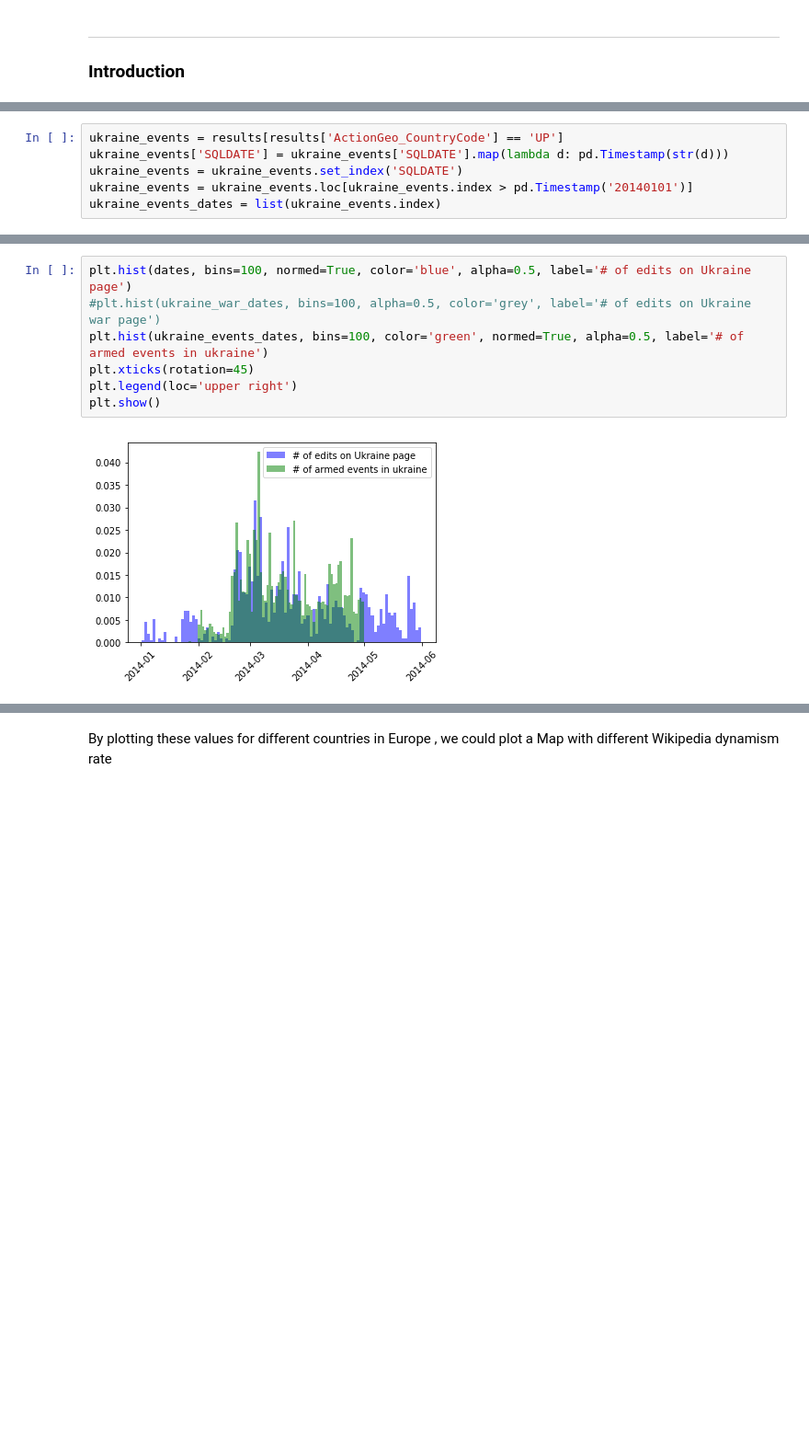
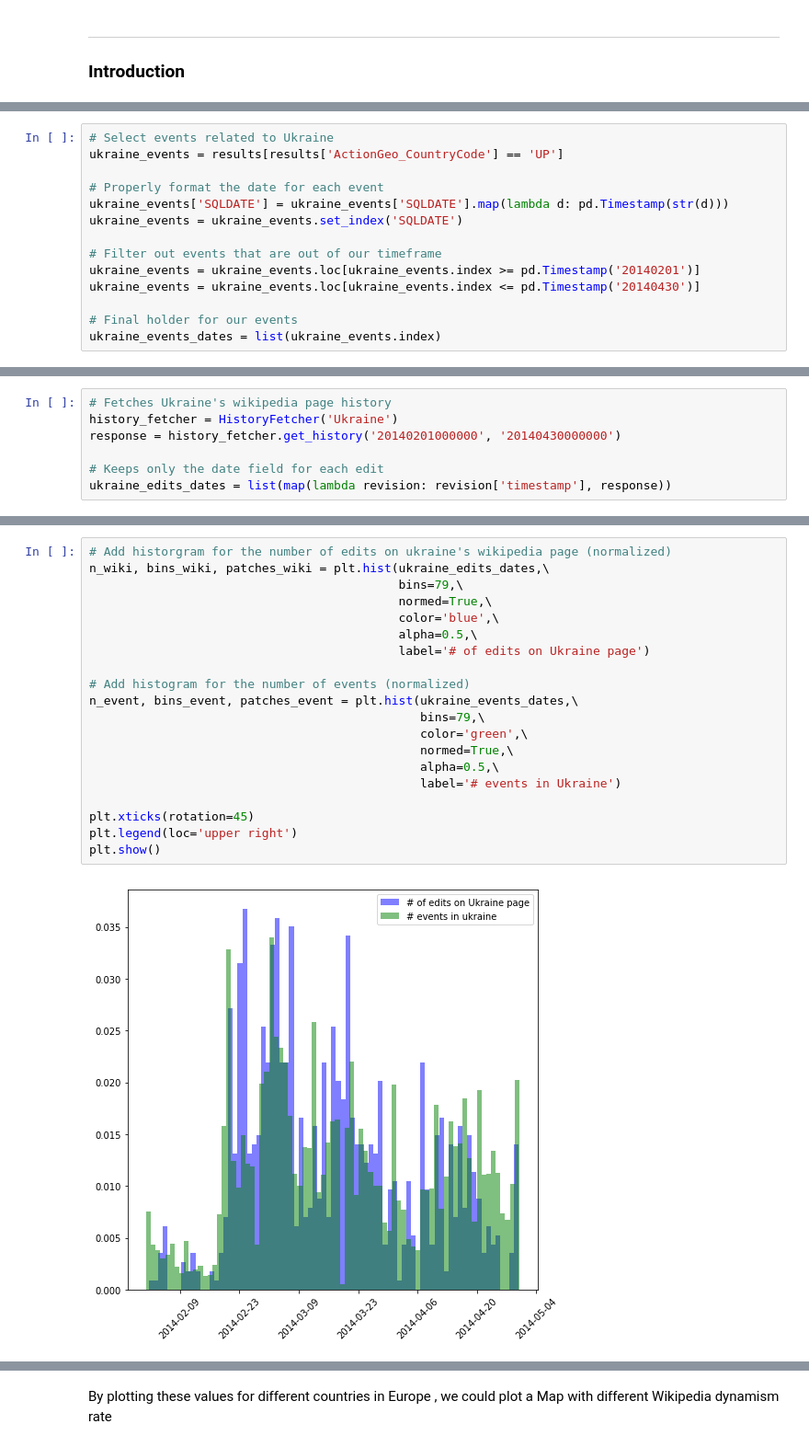
Before and after one commit to Amaumaury/ada-2017, a Jupyter notebook: project/Milestone2.ipynb, the cells around one changed output, grey strips where cells are left out. Shown: that part at 92% size. Drawn from its saved outputs; the diff is of its cells as text; blank space fills up the shorter version.

```diff
--- a/project/Milestone2.ipynb
+++ b/project/Milestone2.ipynb
@@ -68,6 +51,14 @@ Index(['GLOBALEVENTID', 'SQLDATE', 'MonthYear', 'Year', 'FractionDate',
 # %%
+# Select events related to Ukraine
 ukraine_events = results[results['ActionGeo_CountryCode'] == 'UP']
+
+# Properly format the date for each event
 ukraine_events['SQLDATE'] = ukraine_events['SQLDATE'].map(lambda d: pd.Timestamp(str(d)))
 ukraine_events = ukraine_events.set_index('SQLDATE')
-ukraine_events = ukraine_events.loc[ukraine_events.index > pd.Timestamp('20140101')]
+
+# Filter out events that are out of our timeframe
+ukraine_events = ukraine_events.loc[ukraine_events.index >= pd.Timestamp('20140201')]
+ukraine_events = ukraine_events.loc[ukraine_events.index <= pd.Timestamp('20140430')]
+
+# Final holder for our events
 ukraine_events_dates = list(ukraine_events.index)
@@ -84,3 +71,10 @@ changes_size = list(map(lambda revision: revision['change_size'], response))
+# %%
+# Fetches Ukraine's wikipedia page history
+history_fetcher = HistoryFetcher('Ukraine')
+response = history_fetcher.get_history('20140201000000', '20140430000000')
+
+# Keeps only the date field for each edit
+ukraine_edits_dates = list(map(lambda revision: revision['timestamp'], response))
 # %% [markdown]
 #### 3 - Plot the number of edits and events over time
 
@@ -88,9 +82,22 @@ This task was done using simple plots with matplotlib
 # %%
-plt.hist(dates, bins=100, normed=True, color='blue', alpha=0.5, label='# of edits on Ukraine page')
-#plt.hist(ukraine_war_dates, bins=100, alpha=0.5, color='grey', label='# of edits on Ukraine war page')
-plt.hist(ukraine_events_dates, bins=100, color='green', normed=True, alpha=0.5, label='# of armed events in ukraine')
+# Add historgram for the number of edits on ukraine's wikipedia page (normalized)
+n_wiki, bins_wiki, patches_wiki = plt.hist(ukraine_edits_dates,\
+                                           bins=79,\
+                                           normed=True,\
+                                           color='blue',\
+                                           alpha=0.5,\
+                                           label='# of edits on Ukraine page')
+
+# Add histogram for the number of events (normalized)
+n_event, bins_event, patches_event = plt.hist(ukraine_events_dates,\
+                                              bins=79,\
+                                              color='green',\
+                                              normed=True,\
+                                              alpha=0.5,\
+                                              label='# events in Ukraine')
+
 plt.xticks(rotation=45)
 plt.legend(loc='upper right')
 plt.show()
 # %% [output]
-[figure, old version]
+[figure, new version]
```
Also changed, not shown: parts of 33 cells of this notebook.
